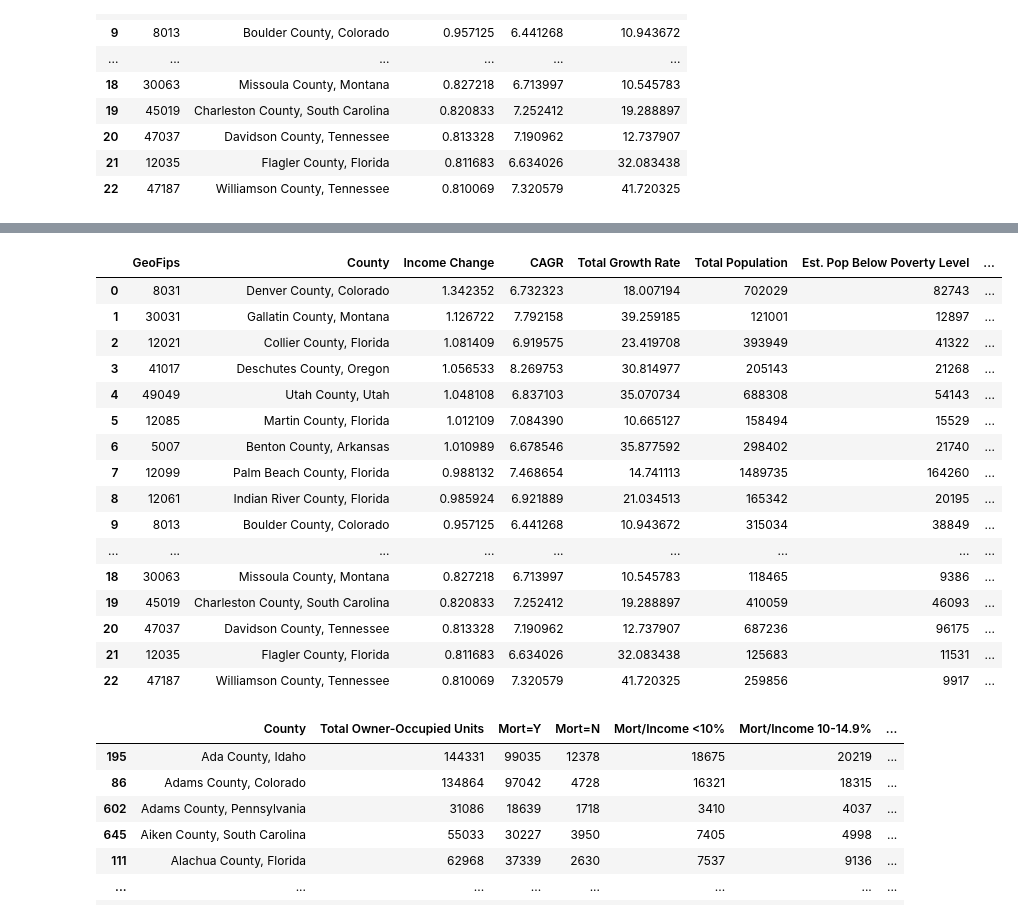
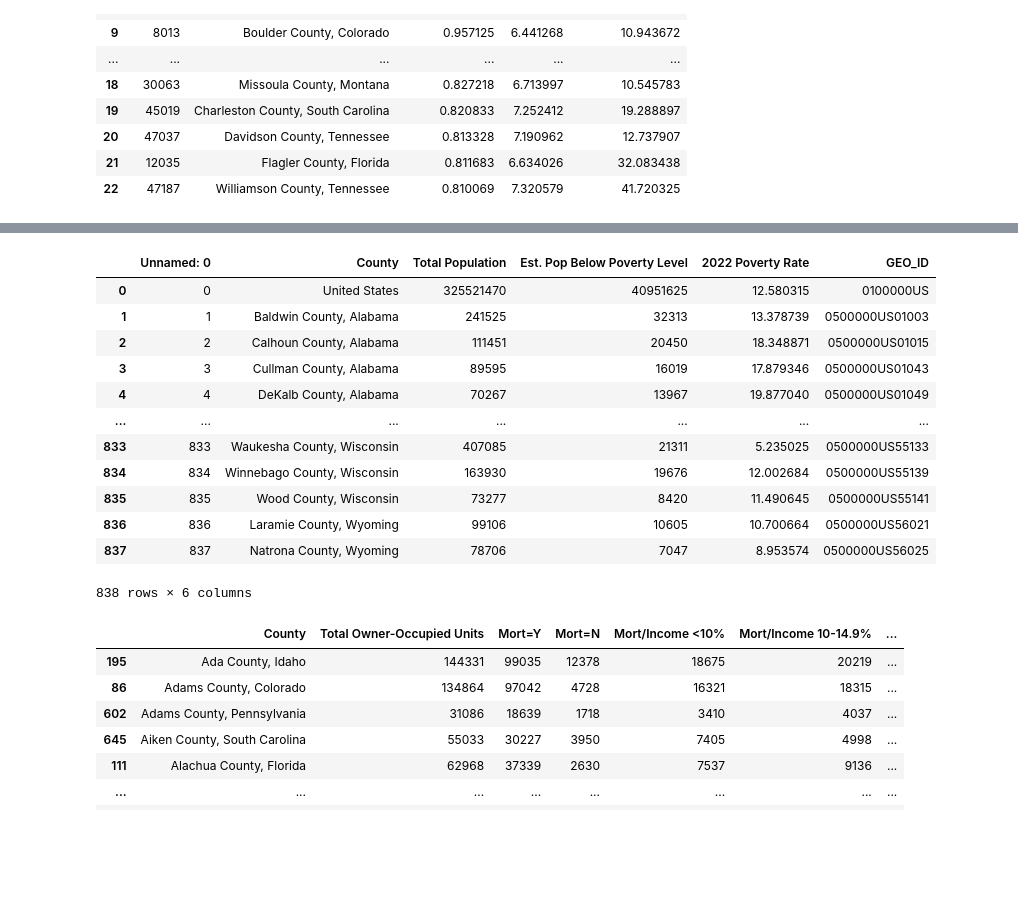
Before and after one commit to dfquinn23/Project_1, a Jupyter notebook: Census/Final_Project_Work_7-21.ipynb, the cells around one changed output, grey strips where cells are left out. Cells and saved outputs as stored; diff of their text form; code cells hidden in the pictures; blank space fills up the shorter version.

```diff
--- a/Census/Final_Project_Work_7-21.ipynb
+++ b/Census/Final_Project_Work_7-21.ipynb
@@ -150,27 +150,22 @@ filtered_poverty_df.to_csv('C:/Users/Daniel Quinn/Desktop/Bootcamp/Working_Copy_
 # %%
-final_afford=pd.read_csv('C:/Users/Daniel Quinn/Desktop/Bootcamp/Working_Copy_Project_1/Census/7-17-24 Work/filtered_povery_final.csv')
+final_afford=pd.read_csv('C:/Users/Daniel Quinn/Desktop/Bootcamp/Project_1_Working_Copy/Census/7-17-24 Work/filtered_povery_final.csv')
 final_afford_df=pd.DataFrame(final_afford)
-
-final_afford_df2 = initial_df23.merge(final_afford_df, on="County")
-del final_afford_df2["Unnamed: 0"]
-final_afford_df2
+#final_afford_df2 = initial_df23.merge(final_afford_df, on="County")
+#del final_afford_df2["Unnamed: 0"]
+final_afford_df
 # %% [output]
-|  | GeoFips | County | Income Change | CAGR | Total Growth Rate | Total Population | Est. Pop Below Poverty Level | ... |
-| 0 | 8031 | Denver County, Colorado | 1.342352 | 6.732323 | 18.007194 | 702029 | 82743 | ... |
-| 1 | 30031 | Gallatin County, Montana | 1.126722 | 7.792158 | 39.259185 | 121001 | 12897 | ... |
-| 2 | 12021 | Collier County, Florida | 1.081409 | 6.919575 | 23.419708 | 393949 | 41322 | ... |
-| 3 | 41017 | Deschutes County, Oregon | 1.056533 | 8.269753 | 30.814977 | 205143 | 21268 | ... |
-| 4 | 49049 | Utah County, Utah | 1.048108 | 6.837103 | 35.070734 | 688308 | 54143 | ... |
-| 5 | 12085 | Martin County, Florida | 1.012109 | 7.084390 | 10.665127 | 158494 | 15529 | ... |
-| 6 | 5007 | Benton County, Arkansas | 1.010989 | 6.678546 | 35.877592 | 298402 | 21740 | ... |
-| 7 | 12099 | Palm Beach County, Florida | 0.988132 | 7.468654 | 14.741113 | 1489735 | 164260 | ... |
-| 8 | 12061 | Indian River County, Florida | 0.985924 | 6.921889 | 21.034513 | 165342 | 20195 | ... |
-| 9 | 8013 | Boulder County, Colorado | 0.957125 | 6.441268 | 10.943672 | 315034 | 38849 | ... |
-| ... | ... | ... | ... | ... | ... | ... | ... | ... |
-| 18 | 30063 | Missoula County, Montana | 0.827218 | 6.713997 | 10.545783 | 118465 | 9386 | ... |
-| 19 | 45019 | Charleston County, South Carolina | 0.820833 | 7.252412 | 19.288897 | 410059 | 46093 | ... |
-| 20 | 47037 | Davidson County, Tennessee | 0.813328 | 7.190962 | 12.737907 | 687236 | 96175 | ... |
-| 21 | 12035 | Flagler County, Florida | 0.811683 | 6.634026 | 32.083438 | 125683 | 11531 | ... |
-| 22 | 47187 | Williamson County, Tennessee | 0.810069 | 7.320579 | 41.720325 | 259856 | 9917 | ... |
+|  | Unnamed: 0 | County | Total Population | Est. Pop Below Poverty Level | 2022 Poverty Rate | GEO_ID |
+| 0 | 0 | United States | 325521470 | 40951625 | 12.580315 | 0100000US |
+| 1 | 1 | Baldwin County, Alabama | 241525 | 32313 | 13.378739 | 0500000US01003 |
+| 2 | 2 | Calhoun County, Alabama | 111451 | 20450 | 18.348871 | 0500000US01015 |
+| 3 | 3 | Cullman County, Alabama | 89595 | 16019 | 17.879346 | 0500000US01043 |
+| 4 | 4 | DeKalb County, Alabama | 70267 | 13967 | 19.877040 | 0500000US01049 |
+| ... | ... | ... | ... | ... | ... | ... |
+| 833 | 833 | Waukesha County, Wisconsin | 407085 | 21311 | 5.235025 | 0500000US55133 |
+| 834 | 834 | Winnebago County, Wisconsin | 163930 | 19676 | 12.002684 | 0500000US55139 |
+| 835 | 835 | Wood County, Wisconsin | 73277 | 8420 | 11.490645 | 0500000US55141 |
+| 836 | 836 | Laramie County, Wyoming | 99106 | 10605 | 10.700664 | 0500000US56021 |
+| 837 | 837 | Natrona County, Wyoming | 78706 | 7047 | 8.953574 | 0500000US56025 |
+838 rows × 6 columns
 # %%
 #Initial set up for the housing affordability df
```
Also changed, not shown: parts of 13 cells of this notebook, 2 other files.
